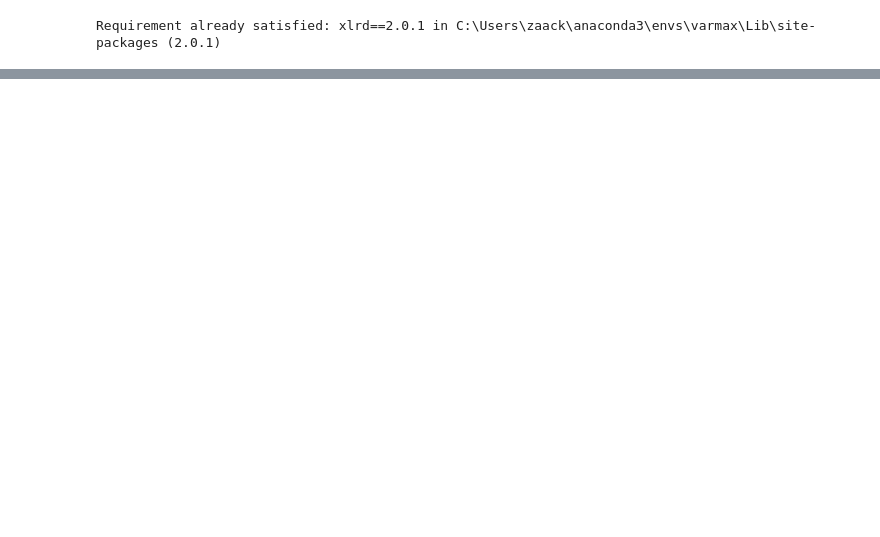
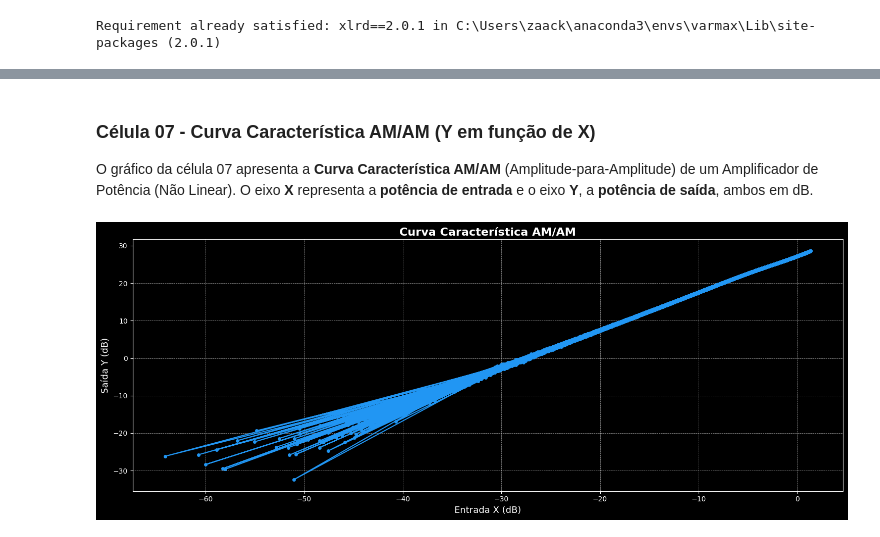
Before and after one commit to IsaacKosloski/varmax-study, a Jupyter notebook: notebooks/Processamento_de_sinais_IQ_e_VARMAX.ipynb, the cells around one changed output, grey strips where cells are left out. Cells and saved outputs as stored; diff of their text form; code cells hidden in the pictures; blank space fills up the shorter version.

```diff
--- a/notebooks/Processamento_de_sinais_IQ_e_VARMAX.ipynb
+++ b/notebooks/Processamento_de_sinais_IQ_e_VARMAX.ipynb
@@ -63,0 +74,4 @@ Requirement already satisfied: xlrd==2.0.1 in C:\Users\zaack\anaconda3\envs\varm
+# %%
+from matplotlib.pylab import rcParams               # Customização de parâmetros visuais
+rcParams['figure.figsize'] = 15, 6                  # Width = 15 inches; Height = 6 inches
+plt.style.use('dark_background')                    # Estilo de background escuro, para os gráficos
@@ -63,0 +119,17 @@ Requirement already satisfied: xlrd==2.0.1 in C:\Users\zaack\anaconda3\envs\varm
+# %%
+from pathlib import Path                            # Construção de Path
+df_input  = pd.DataFrame()                          # Constrói um novo DataFrame vazio para o sinal IQ de entrada
+df_output = pd.DataFrame()                          # Constrói um novo DataFrame vazio para o sinal IQ de saída
+
+# data.iloc[:,i]:
+#   - iloc = "Integer Location" baseado no index
+#   - [:]  = seleciona TODAS as linhas
+#   - [i]  = seleciona a i-ésima coluna (i-based index)
+df_input["Xreal"]  = data.iloc[:, 0]                 # Extrai a parte real do sinal de entrada X            | Coluna 0 -> I de entrada
+df_input["Ximg"]   = data.iloc[:, 1]                 # Extrai a parte imaginária do sinal de entrada X (Q)  | Coluna 1 -> Q de entrada
+df_output["Yreal"] = data.iloc[:, 2]                 # Extrai a parte real do sinal de saída Y (I)          | Coluna 2 -> I de saída
+df_output["Yimg"]  = data.iloc[:, 3]                 # Extrai a parte imaginária do sinal de saída Y (Q)    | Coluna 3 -> Q de Saída
+
+df_concat = (pd.concat([df_input, df_output], axis=1)
+             .reset_index(drop=True))                # Concatena os dois DataFrames horizontalmente. @axis=1 especifica direção da concatenação (adiciona coluna)
+df_concat.head()                                     # Retorna as 5 primeiras linhas do novo DataFrame
@@ -63,0 +168,12 @@ Requirement already satisfied: xlrd==2.0.1 in C:\Users\zaack\anaconda3\envs\varm
+# %%
+# -- Construção do DataFrame
+df_mag = pd.DataFrame()                                            # Constrói um novo DataFrame vazio para o cálculo da magnitude
+df_mag["MAG_Input"]  =\
+    np.sqrt(df_concat["Xreal"]**2 + df_concat["Ximg"]**2)          # Calcula a magnitude do sinal de entrada
+df_mag["MAG_Output"] =\
+    np.sqrt(df_concat["Yreal"]**2 + df_concat["Yimg"]**2)          # Calcula a magnitude do sinal de saída
+
+# -- Conversão de Magnitude para Decibel (dB)
+eps = np.finfo(np.float64).eps                                     #
+df_mag["MAG_Input_Decibel"]  = 20 * np.log10(df_mag["MAG_Input"].clip(lower=eps))  # Converte a magnitude do sinal de entrada em decibel
+df_mag["MAG_Output_Decibel"] = 20 * np.log10(df_mag["MAG_Output"].clip(lower=eps)) # Converte a magnitude do sinal de saída em decibel
@@ -63,0 +258,17 @@ Requirement already satisfied: xlrd==2.0.1 in C:\Users\zaack\anaconda3\envs\varm
+# %% [markdown]
+### Célula 07 - Curva Característica AM/AM (Y em função de X)
+
+O gráfico da célula 07 apresenta a **Curva Característica AM/AM** (Amplitude-para-Amplitude) de um Amplificador de Potência (Não Linear). O eixo **X** representa a **potência de entrada** e o eixo **Y**, a **potência de saída**, ambos em dB.
+# %%
+# Plot do gráfico AM/AM para Y x X
+#plt.figure(figsize=(10, 6))
+plt.plot(df_mag["MAG_Input_Decibel"], df_mag["MAG_Output_Decibel"],
+         marker='o', markersize=4, linewidth=1.5, color='#2196F3')
+plt.xlabel('Entrada X (dB)', fontsize=13)
+plt.ylabel('Saída Y (dB)', fontsize=13)
+plt.title('Curva Característica AM/AM', fontsize=16, fontweight='bold')
+plt.grid(True, linestyle='--', alpha=0.7)
+plt.tight_layout()
+plt.show()
+# %% [output]
+[figure, added]
```
Also changed, not shown: parts of 32 cells of this notebook, 2 other files.
